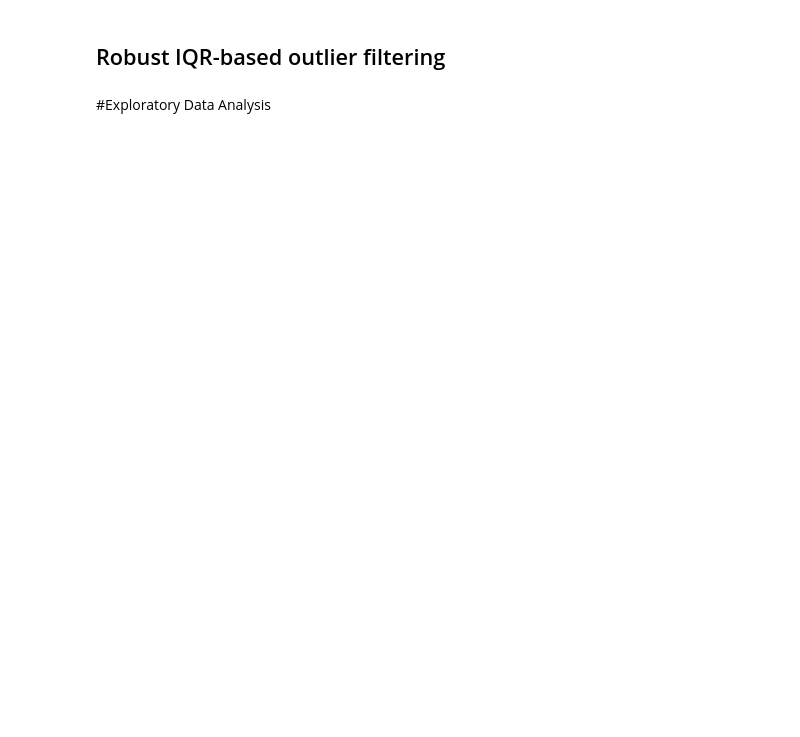
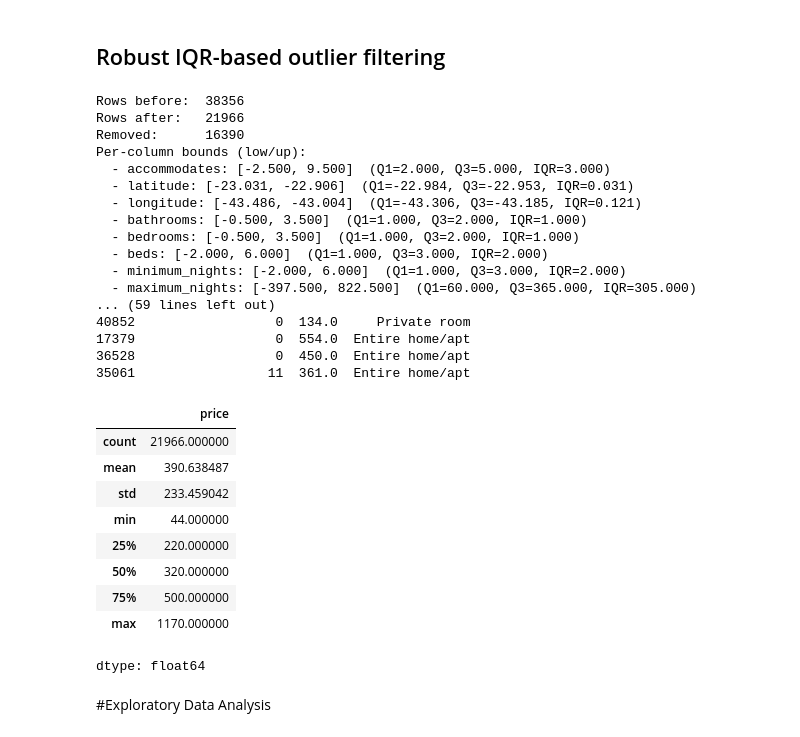
Before and after one commit to vitorgabriel27/project1-mlops, a Jupyter notebook: data/inside_airbnb_eda.ipynb, the cells around one changed output. Drawn from its saved outputs; the diff is of its cells as text; code cells hidden in the pictures; blank space fills up the shorter version.

```diff
--- a/data/inside_airbnb_eda.ipynb
+++ b/data/inside_airbnb_eda.ipynb
@@ -442,9 +446,9 @@ def remove_outliers_iqr(
 # %%
 # Assumes you already have:
 # - df (your full dataset)
-target_columns = ["accommodates","bathrooms","bedrooms","beds","minimum_nights",
-                    "maximum_nights","number_of_reviews","price"]
-rio_listings = df[target_columns].copy()   # your prepared subset
+# target_columns = ["accommodates","bathrooms","bedrooms","beds","minimum_nights",
+#                     "maximum_nights","number_of_reviews","price"]
+#rio_listings = df[target_columns].copy()   # your prepared subset
 
 # Copy the dataset to work on IQR filtering
 rio_iqr_input = rio_listings[target_columns].copy()
@@ -483,33 +487,61 @@ print(f"Final dataset columns: {rio_iqr.columns.tolist()}")
 # Verify that categorical columns are preserved
 print(f"\n=== CATEGORICAL COLUMNS PRESERVED ===")
 categorical_cols_preserved = ['neighbourhood_cleansed', 'room_type']
 for col in categorical_cols_preserved:
     if col in rio_iqr.columns:
         unique_values = rio_iqr[col].nunique()
         print(f"✓ {col}: {unique_values} unique values preserved")
     else:
         print(f"✗ {col}: NOT FOUND in result")
 
 # Compare price distributions
 print(f"\n=== PRICE DISTRIBUTION COMPARISON ===")
 print("BEFORE outlier removal:")
 print(f"  Count: {len(rio_listings)}")
 print(f"  Mean:  R$ {rio_listings['price'].mean():.2f}")
 print(f"  Std:   R$ {rio_listings['price'].std():.2f}")
 print(f"  Min:   R$ {rio_listings['price'].min():.2f}")
 print(f"  Max:   R$ {rio_listings['price'].max():.2f}")
 
 print("AFTER outlier removal:")
 print(f"  Count: {len(rio_iqr)}")
 print(f"  Mean:  R$ {rio_iqr['price'].mean():.2f}")
 print(f"  Std:   R$ {rio_iqr['price'].std():.2f}")
 print(f"  Min:   R$ {rio_iqr['price'].min():.2f}")
 print(f"  Max:   R$ {rio_iqr['price'].max():.2f}")
 
 # Show sample of the cleaned data
 print(f"\n=== SAMPLE OF CLEANED DATA ===")
 print(rio_iqr.sample(5))
 rio_iqr.price.describe()
+# %% [output]
+Rows before:  38356
+Rows after:   21966
+Removed:      16390
+Per-column bounds (low/up):
+  - accommodates: [-2.500, 9.500]  (Q1=2.000, Q3=5.000, IQR=3.000)
+  - latitude: [-23.031, -22.906]  (Q1=-22.984, Q3=-22.953, IQR=0.031)
+  - longitude: [-43.486, -43.004]  (Q1=-43.306, Q3=-43.185, IQR=0.121)
+  - bathrooms: [-0.500, 3.500]  (Q1=1.000, Q3=2.000, IQR=1.000)
+  - bedrooms: [-0.500, 3.500]  (Q1=1.000, Q3=2.000, IQR=1.000)
+  - beds: [-2.000, 6.000]  (Q1=1.000, Q3=3.000, IQR=2.000)
+  - minimum_nights: [-2.000, 6.000]  (Q1=1.000, Q3=3.000, IQR=2.000)
+  - maximum_nights: [-397.500, 822.500]  (Q1=60.000, Q3=365.000, IQR=305.000)
+... (59 lines left out)
+40852                  0  134.0     Private room
+17379                  0  554.0  Entire home/apt
+36528                  0  450.0  Entire home/apt
+35061                 11  361.0  Entire home/apt
+|  | price |
+| count | 21966.000000 |
+| mean | 390.638487 |
+| std | 233.459042 |
+| min | 44.000000 |
+| 25% | 220.000000 |
+| 50% | 320.000000 |
+| 75% | 500.000000 |
+| max | 1170.000000 |
+dtype: float64
 # %% [markdown]
 
 #Exploratory Data Analysis
```
Also changed, not shown: parts of 19 cells of this notebook.
